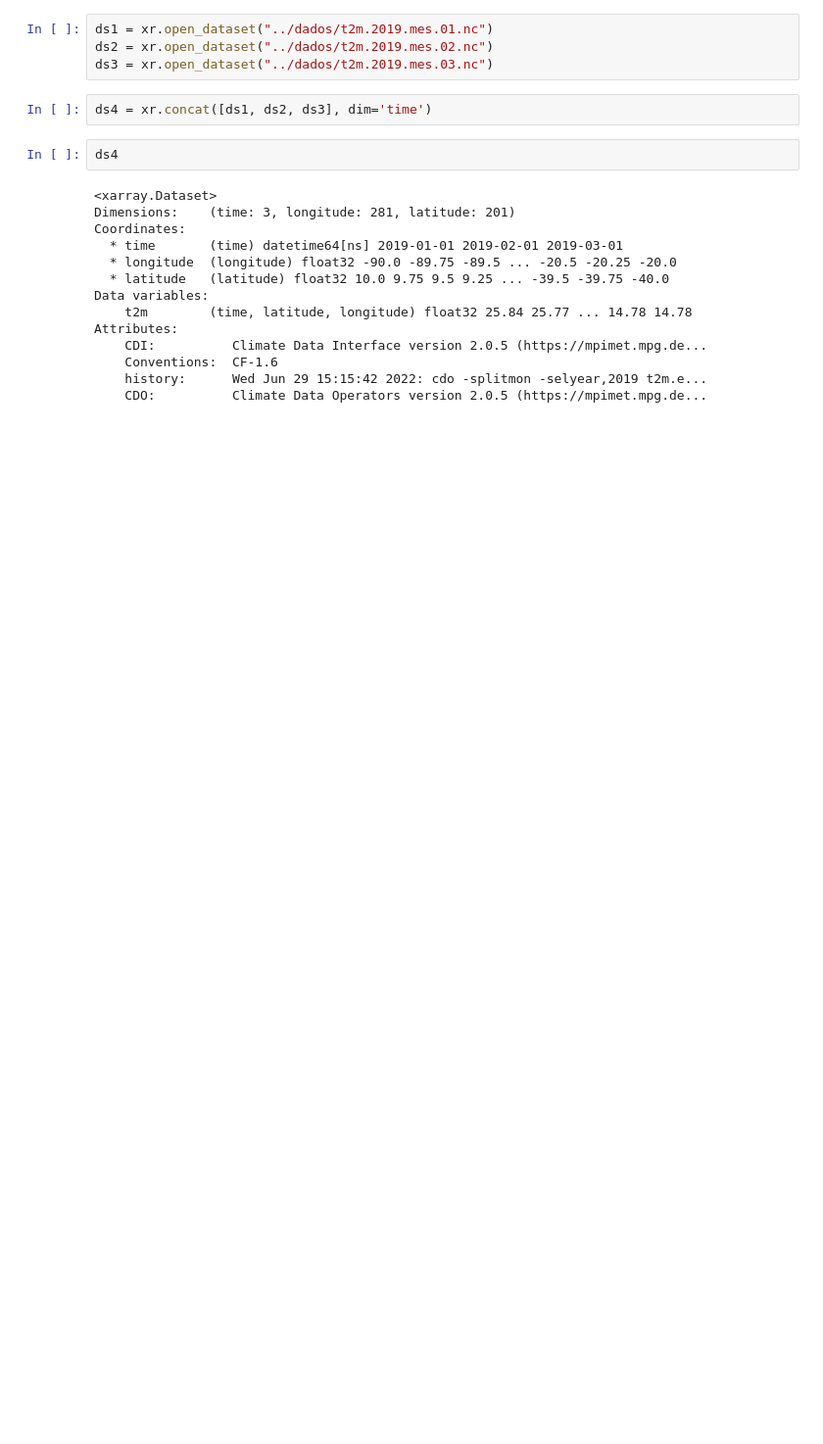
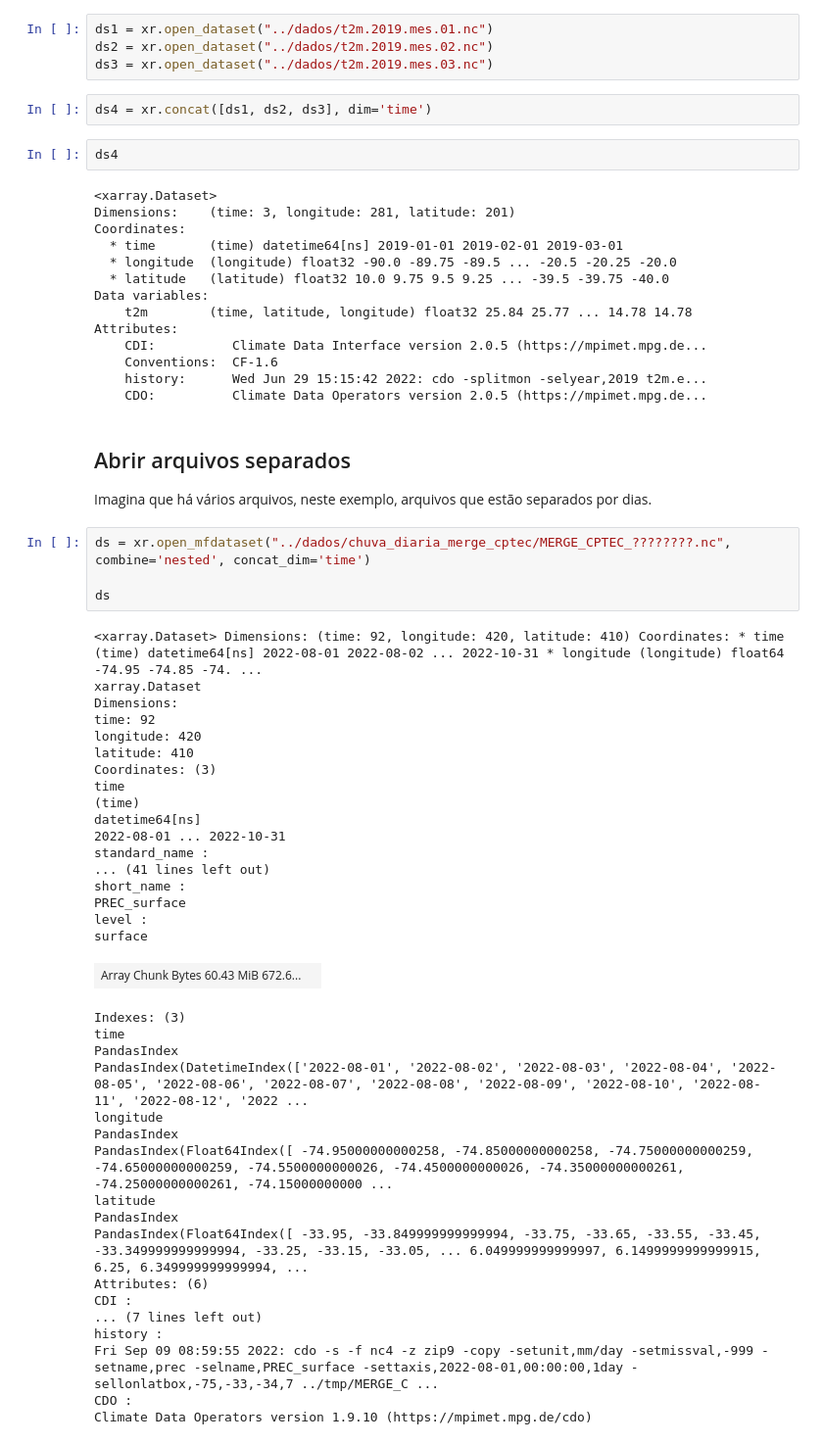
Before and after one commit to jgmsantos/cbmet_XXII, a Jupyter notebook: scripts/xarray.ipynb, the cells around one changed output. Shown: that part at 98% size. Cells and saved outputs as stored; diff of their text form; blank space fills up the shorter version.

```diff
--- a/scripts/xarray.ipynb
+++ b/scripts/xarray.ipynb
@@ -371,3 +371,47 @@ Attributes:
     Conventions:  CF-1.6
     history:      Wed Jun 29 15:15:42 2022: cdo -splitmon -selyear,2019 t2m.e...
     CDO:          Climate Data Operators version 2.0.5 (https://mpimet.mpg.de...
+# %% [markdown]
+## Abrir arquivos separados
+
+Imagina que há vários arquivos, neste exemplo, arquivos que estão separados por dias.
+# %%
+ds = xr.open_mfdataset("../dados/chuva_diaria_merge_cptec/MERGE_CPTEC_????????.nc", combine='nested', concat_dim='time')
+
+ds
+# %% [output]
+<xarray.Dataset> Dimensions: (time: 92, longitude: 420, latitude: 410) Coordinates: * time (time) datetime64[ns] 2022-08-01 2022-08-02 ... 2022-10-31 * longitude (longitude) float64 -74.95 -74.85 -74. ...
+xarray.Dataset
+Dimensions:
+time: 92
+longitude: 420
+latitude: 410
+Coordinates: (3)
+time
+(time)
+datetime64[ns]
+2022-08-01 ... 2022-10-31
+standard_name :
+... (41 lines left out)
+short_name :
+PREC_surface
+level :
+surface
+| Array Chunk Bytes 60.43 MiB 672.6... |  |
+Indexes: (3)
+time
+PandasIndex
+PandasIndex(DatetimeIndex(['2022-08-01', '2022-08-02', '2022-08-03', '2022-08-04', '2022-08-05', '2022-08-06', '2022-08-07', '2022-08-08', '2022-08-09', '2022-08-10', '2022-08-11', '2022-08-12', '2022 ...
+longitude
+PandasIndex
+PandasIndex(Float64Index([ -74.95000000000258, -74.85000000000258, -74.75000000000259, -74.65000000000259, -74.5500000000026, -74.4500000000026, -74.35000000000261, -74.25000000000261, -74.15000000000 ...
+latitude
+PandasIndex
+PandasIndex(Float64Index([ -33.95, -33.849999999999994, -33.75, -33.65, -33.55, -33.45, -33.349999999999994, -33.25, -33.15, -33.05, ... 6.049999999999997, 6.1499999999999915, 6.25, 6.349999999999994, ...
+Attributes: (6)
+CDI :
+... (7 lines left out)
+history :
+Fri Sep 09 08:59:55 2022: cdo -s -f nc4 -z zip9 -copy -setunit,mm/day -setmissval,-999 -setname,prec -selname,PREC_surface -settaxis,2022-08-01,00:00:00,1day -sellonlatbox,-75,-33,-34,7 ../tmp/MERGE_C ...
+CDO :
+Climate Data Operators version 1.9.10 (https://mpimet.mpg.de/cdo)
```
Also changed, not shown: parts of 1 cell of this notebook.
